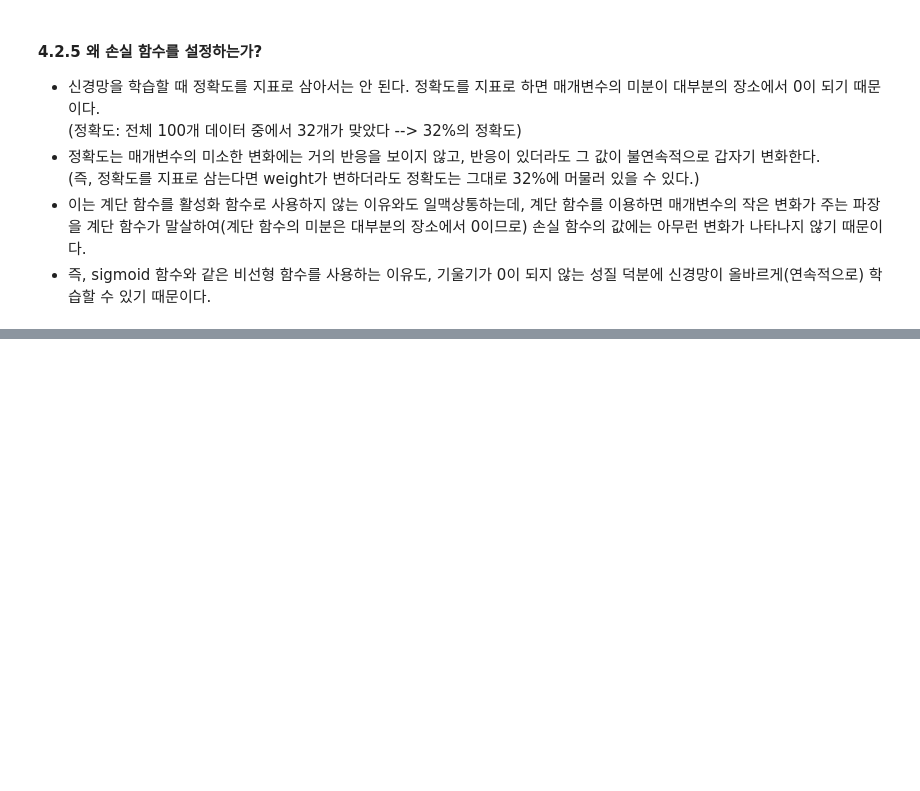
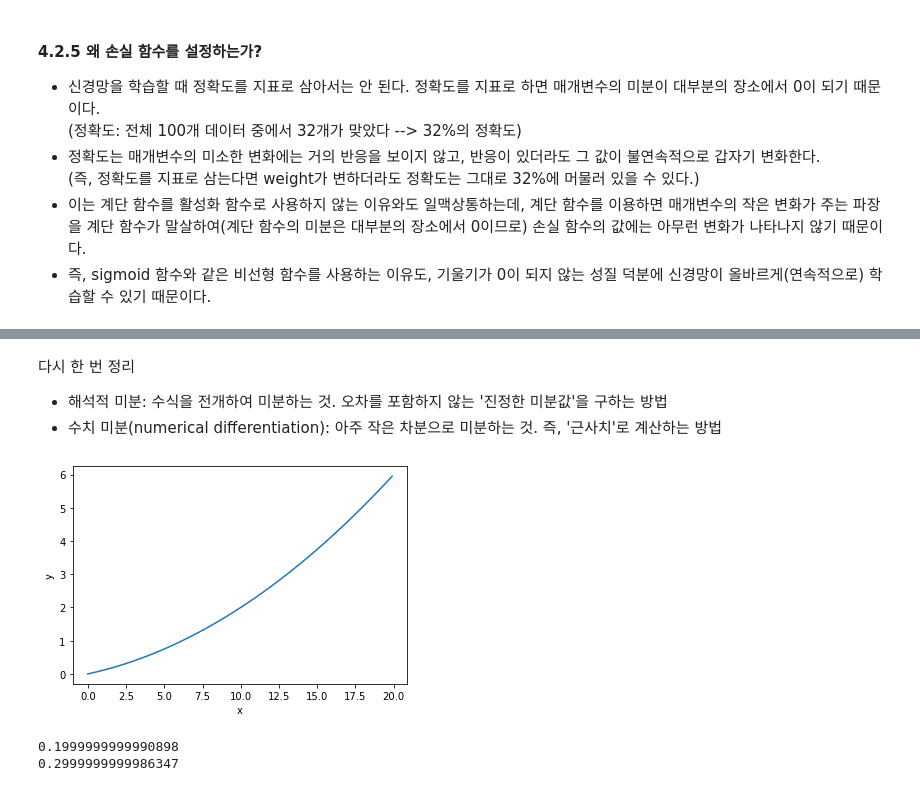
Before and after one commit to codenavy94/DeepLearningStudy, a Jupyter notebook: DeepLearningFromScratch/Chapter_4.ipynb, the cells around one changed output, grey strips where cells are left out. Saved outputs shown, nothing was run; the diff lists cells and outputs as text; code cells hidden in the pictures; blank space fills up the shorter version.

```diff
--- a/DeepLearningFromScratch/Chapter_4.ipynb
+++ b/DeepLearningFromScratch/Chapter_4.ipynb
@@ -167,0 +181,25 @@ def cross_entropy_error(y, t):
+# %% [markdown]
+다시 한 번 정리
+- 해석적 미분: 수식을 전개하여 미분하는 것. 오차를 포함하지 않는 '진정한 미분값'을 구하는 방법
+- 수치 미분(numerical differentiation): 아주 작은 차분으로 미분하는 것. 즉, '근사치'로 계산하는 방법
+# %%
+def function_1(x):
+    return 0.01*x**2 + 0.1*x
+# %%
+import numpy as np
+import matplotlib.pyplot as plt
+
+x = np.arange(0.0, 20.0, 0.1)
+y = function_1(x)
+plt.xlabel('x')
+plt.ylabel('y')
+plt.plot(x, y)
+plt.show()
+# %% [output]
+[figure, added]
+# %%
+print(numerical_diff(function_1, 5)) # x=5에서의 기울기(근사값)
+print(numerical_diff(function_1, 10)) # x=10에서의 기울기(근사값)
+# %% [output]
+0.1999999999990898
+0.2999999999986347
```
Also changed, not shown: parts of 12 cells of this notebook.
